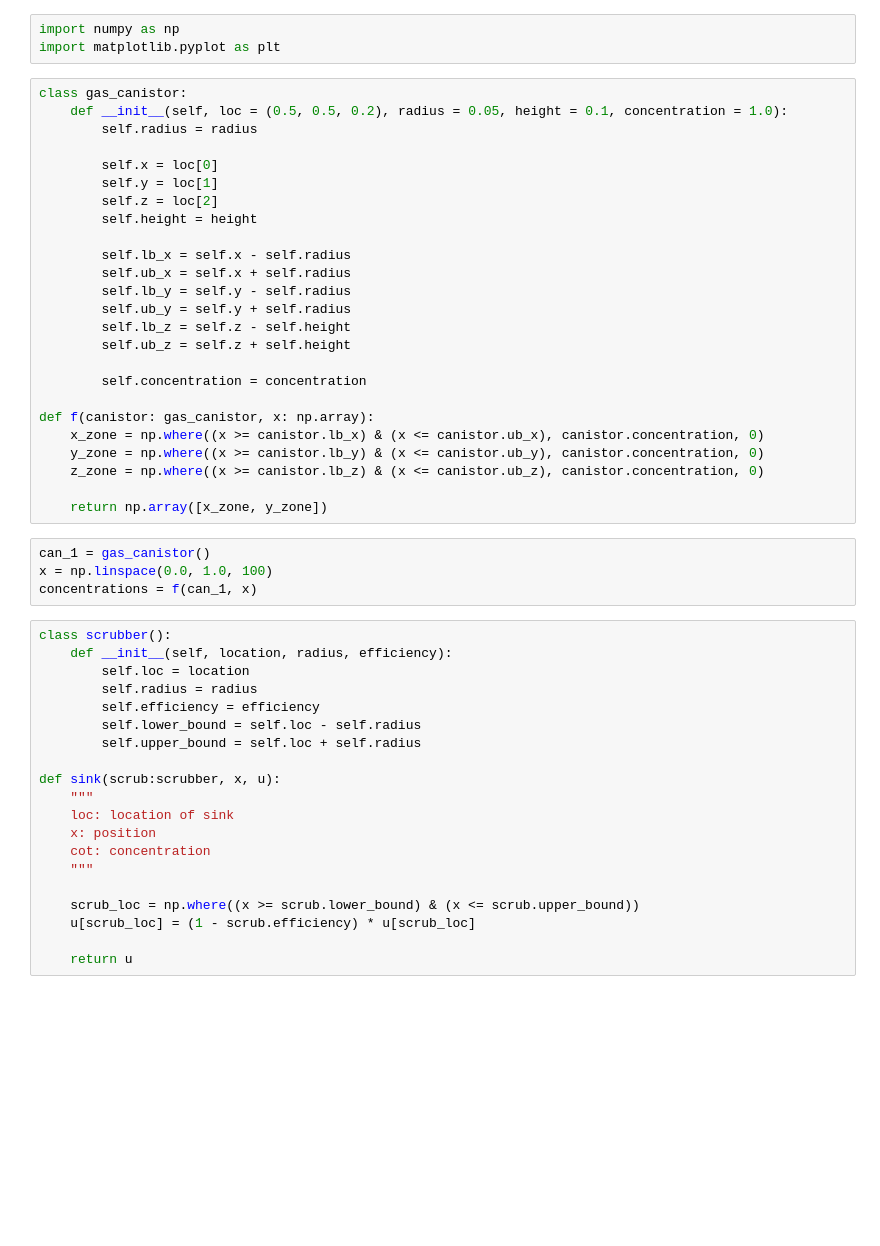
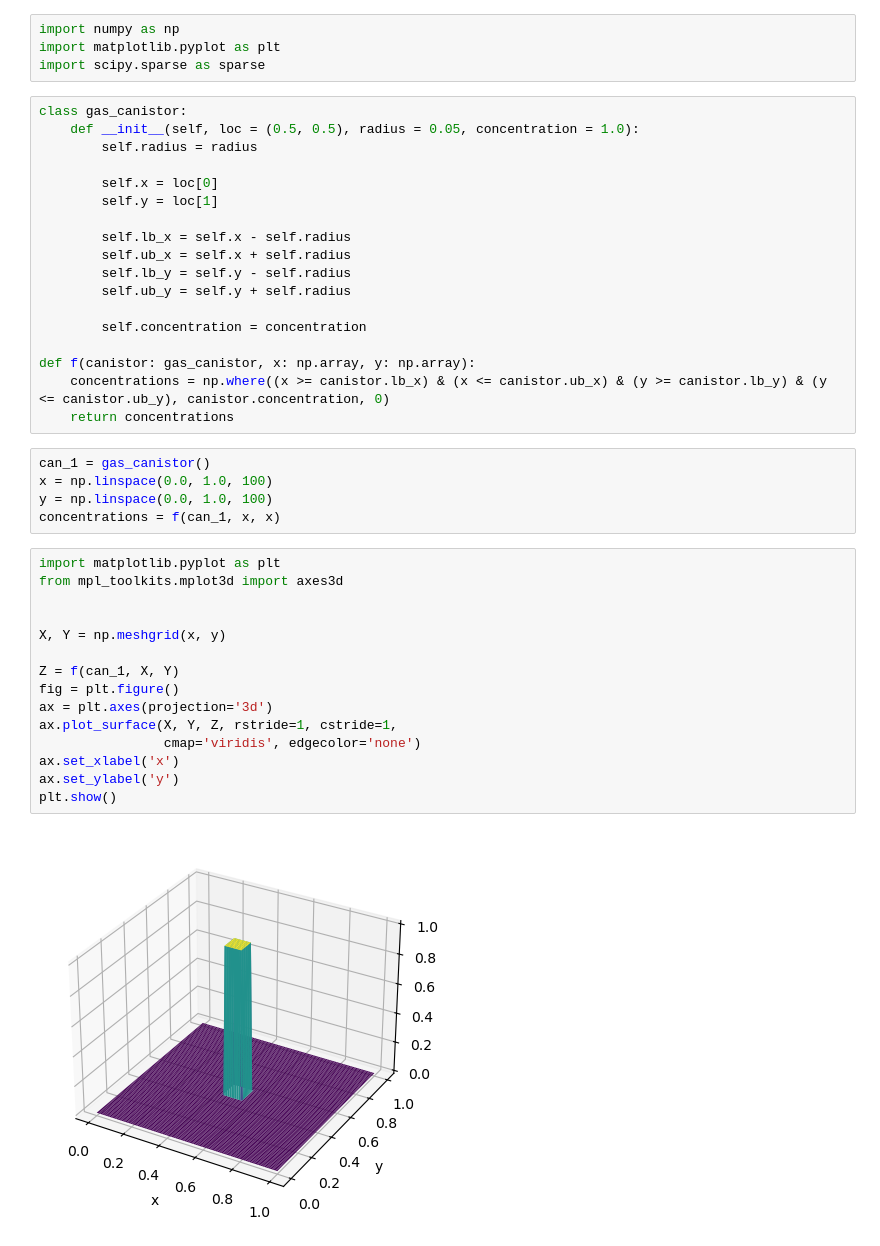
Before and after one commit to abhirao-03/hazardous-materials, a Jupyter notebook: abhi/multi_dim.ipynb, the cells around one changed output. Saved outputs shown, nothing was run; the diff lists cells and outputs as text; blank space fills up the shorter version.

```diff
--- a/abhi/multi_dim.ipynb
+++ b/abhi/multi_dim.ipynb
@@ -1,52 +1,44 @@
 # %%
 import numpy as np
 import matplotlib.pyplot as plt
+import scipy.sparse as sparse
 # %%
 class gas_canistor:
-    def __init__(self, loc = (0.5, 0.5, 0.2), radius = 0.05, height = 0.1, concentration = 1.0):
+    def __init__(self, loc = (0.5, 0.5), radius = 0.05, concentration = 1.0):
         self.radius = radius
 
         self.x = loc[0]
         self.y = loc[1]
-        self.z = loc[2]
-        self.height = height
 
         self.lb_x = self.x - self.radius
         self.ub_x = self.x + self.radius
         self.lb_y = self.y - self.radius
         self.ub_y = self.y + self.radius
-        self.lb_z = self.z - self.height
-        self.ub_z = self.z + self.height
 
         self.concentration = concentration
 
-def f(canistor: gas_canistor, x: np.array):
-    x_zone = np.where((x >= canistor.lb_x) & (x <= canistor.ub_x), canistor.concentration, 0)
-    y_zone = np.where((x >= canistor.lb_y) & (x <= canistor.ub_y), canistor.concentration, 0)
-    z_zone = np.where((x >= canistor.lb_z) & (x <= canistor.ub_z), canistor.concentration, 0)
-
-    return np.array([x_zone, y_zone])
+def f(canistor: gas_canistor, x: np.array, y: np.array):
+    concentrations = np.where((x >= canistor.lb_x) & (x <= canistor.ub_x) & (y >= canistor.lb_y) & (y <= canistor.ub_y), canistor.concentration, 0)
+    return concentrations
 # %%
 can_1 = gas_canistor()
 x = np.linspace(0.0, 1.0, 100)
-concentrations = f(can_1, x)
+y = np.linspace(0.0, 1.0, 100)
+concentrations = f(can_1, x, x)
-# %%
-class scrubber():
-    def __init__(self, location, radius, efficiency):
-        self.loc = location
-        self.radius = radius
-        self.efficiency = efficiency
-        self.lower_bound = self.loc - self.radius
-        self.upper_bound = self.loc + self.radius
-
-def sink(scrub:scrubber, x, u):
-    """
-    loc: location of sink
-    x: position
-    cot: concentration
-    """
-
-    scrub_loc = np.where((x >= scrub.lower_bound) & (x <= scrub.upper_bound))
-    u[scrub_loc] = (1 - scrub.efficiency) * u[scrub_loc]
-
-    return u
+# %%
+import matplotlib.pyplot as plt
+from mpl_toolkits.mplot3d import axes3d
+
+
+X, Y = np.meshgrid(x, y)
+
+Z = f(can_1, X, Y)
+fig = plt.figure()
+ax = plt.axes(projection='3d')
+ax.plot_surface(X, Y, Z, rstride=1, cstride=1,
+                cmap='viridis', edgecolor='none')
+ax.set_xlabel('x')
+ax.set_ylabel('y')
+plt.show()
+# %% [output]
+[figure, added]
```
Also changed, not shown: parts of 10 cells of this notebook, 4 other files.
